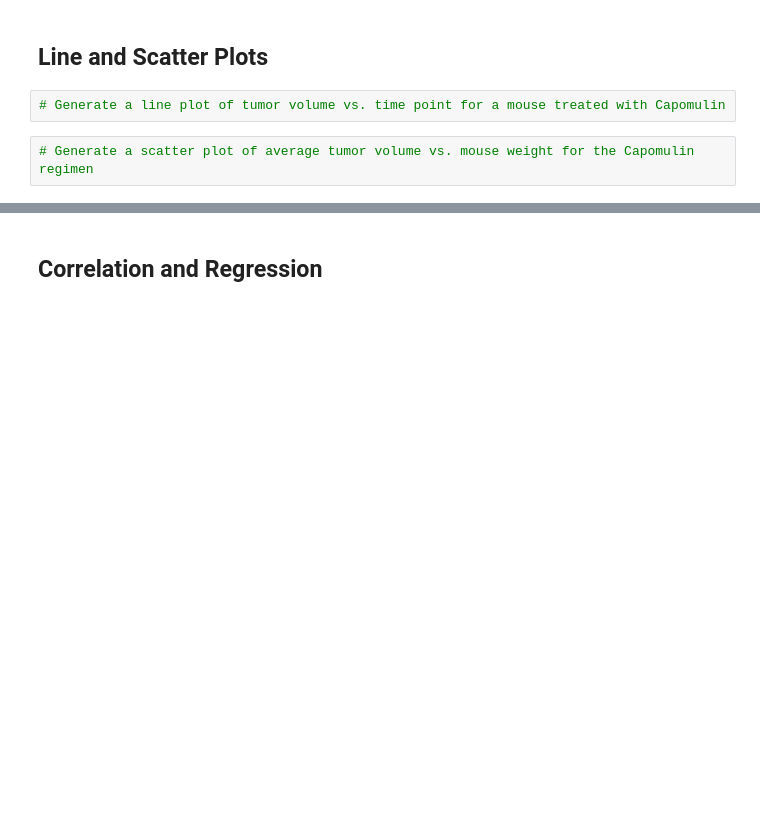
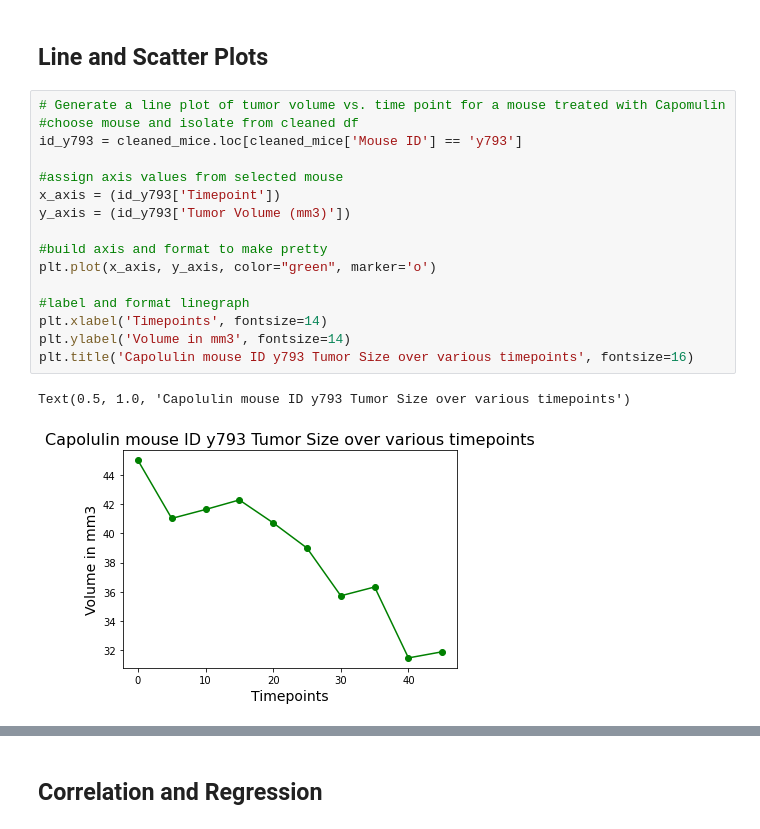
Before and after one commit to Travbz/matplotlib-challenge, a Jupyter notebook: Pymaceuticals/pymaceuticals_starter.ipynb, the cells around one changed output, grey strips where cells are left out. Saved outputs shown, nothing was run; the diff lists cells and outputs as text; blank space fills up the shorter version.

```diff
--- a/Pymaceuticals/pymaceuticals_starter.ipynb
+++ b/Pymaceuticals/pymaceuticals_starter.ipynb
@@ -317,6 +417,21 @@ Name: Tumor Volume (mm3), dtype: float64
 # %% [markdown]
 ## Line and Scatter Plots
-# %%
-# Generate a line plot of tumor volume vs. time point for a mouse treated with Capomulin
-# %%
-# Generate a scatter plot of average tumor volume vs. mouse weight for the Capomulin regimen
+# %%
+# Generate a line plot of tumor volume vs. time point for a mouse treated with Capomulin
+#choose mouse and isolate from cleaned df
+id_y793 = cleaned_mice.loc[cleaned_mice['Mouse ID'] == 'y793']
+
+#assign axis values from selected mouse
+x_axis = (id_y793['Timepoint'])
+y_axis = (id_y793['Tumor Volume (mm3)'])
+
+#build axis and format to make pretty
+plt.plot(x_axis, y_axis, color="green", marker='o')
+
+#label and format linegraph
+plt.xlabel('Timepoints', fontsize=14)
+plt.ylabel('Volume in mm3', fontsize=14)
+plt.title('Capolulin mouse ID y793 Tumor Size over various timepoints', fontsize=16)
+# %% [output]
+Text(0.5, 1.0, 'Capolulin mouse ID y793 Tumor Size over various timepoints')
+[figure, added]
```
Also changed, not shown: parts of 11 cells of this notebook.
